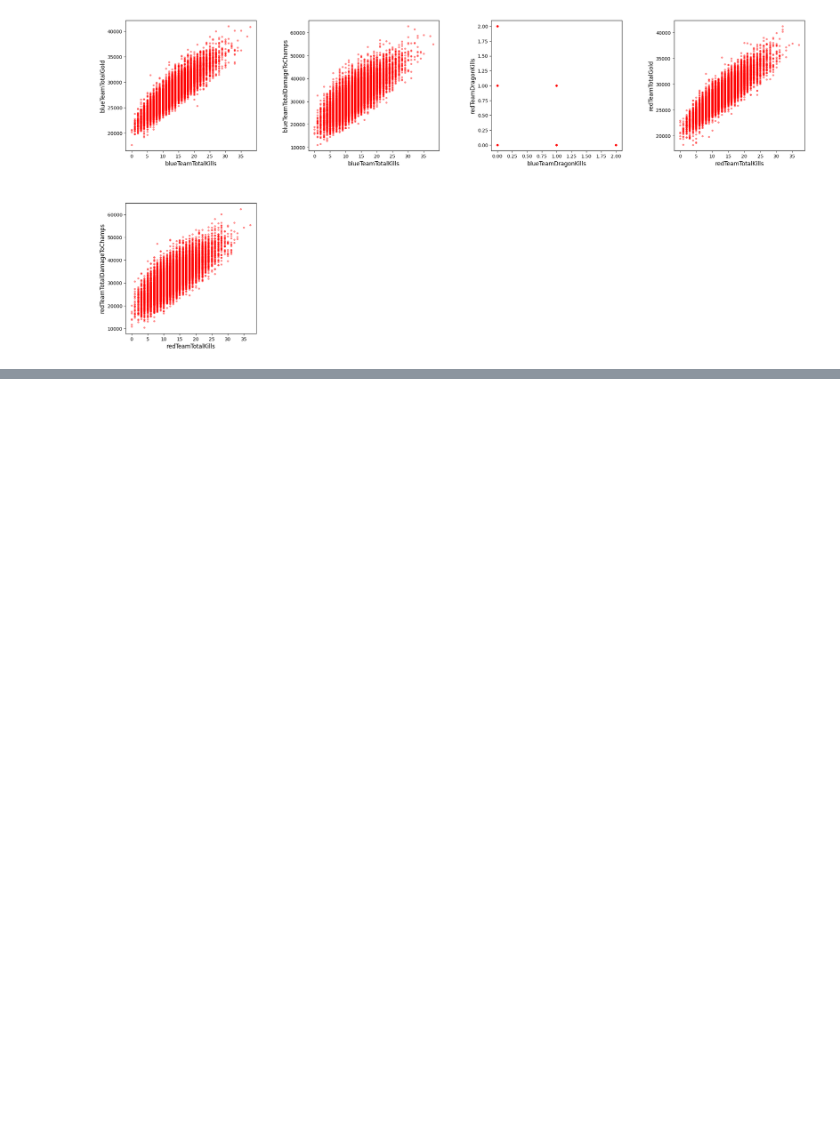
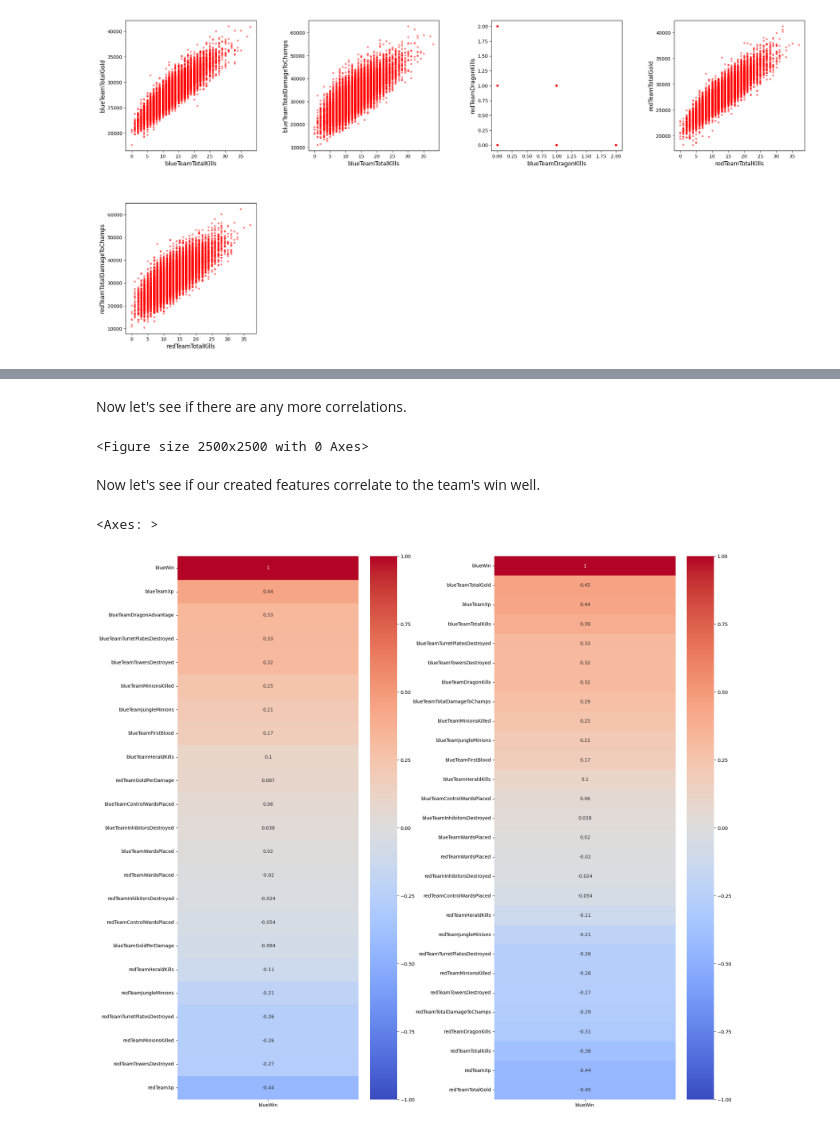
Before and after one commit to gcsam11/IART_LOL, a Jupyter notebook: lol_soloQ.ipynb, the cells around one changed output, grey strips where cells are left out. Cells and saved outputs as stored; diff of their text form; code cells hidden in the pictures; blank space fills up the shorter version.

```diff
--- a/lol_soloQ.ipynb
+++ b/lol_soloQ.ipynb
@@ -401,0 +456,9 @@ for i, cols in enumerate(plot_cols):
+# %%
+df_final = df_copy.copy()
+
+df_final['blueTeamGoldPerDamage'] = df_final['blueTeamGoldPerKill']/df_final['blueTeamDamagePerKill']
+df_final['redTeamGoldPerDamage'] = df_final['redTeamGoldPerKill']/df_final['redTeamDamagePerKill']
+
+df_final = df_final.drop(columns=['blueTeamGoldPerKill','redTeamGoldPerKill','blueTeamDamagePerKill','redTeamDamagePerKill'])
+
+df_final.head()
@@ -401,0 +473,46 @@ for i, cols in enumerate(plot_cols):
+# %% [markdown]
+Now let's see if there are any more correlations.
+# %%
+cols = list(df_final.columns)
+
+plot_cols = []
+
+for i, col1 in enumerate(cols):
+    if col1 == 'blueWin':
+        continue
+    for col2 in cols[i::]:
+        if col1 == col2 or col2 == 'blueWin':
+            continue
+        if math.fabs(df_final[col1].corr(df_final[col2])) > 0.75:
+            plot_cols.append([col1,col2])
+
+# Plot the cols with high correlation
+
+plt.figure(figsize=(25,25))
+plt.subplots_adjust(left=0.1,bottom=0.1,right=0.9,top=0.9,wspace=0.4,hspace=0.4)
+
+for i, cols in enumerate(plot_cols):
+    plt.subplot(4,4,i+1)
+    plt.scatter(df_final[cols[0]],df_final[cols[1]],s=10,c='red',alpha=0.4)
+    plt.xlabel(f"{cols[0]}",fontsize=12)
+    plt.ylabel(f"{cols[1]}",fontsize=12)
+# %% [output]
+<Figure size 2500x2500 with 0 Axes>
+# %% [markdown]
+Now let's see if our created features correlate to the team's win well.
+# %%
+plt.figure(figsize=(20,20))
+plt.subplots_adjust(left=0.1,bottom=0.1,right=0.9,top=0.9,wspace=0.4,hspace=0.4)
+
+plt.subplot(1,2,1)
+
+corr = df_final.corr()[['blueWin']].sort_values(by='blueWin', ascending=False)
+sb.heatmap(corr, annot=True, cmap='coolwarm', vmin=-1, vmax=1)
+
+plt.subplot(1,2,2)
+
+corr = df.corr()[['blueWin']].sort_values(by='blueWin', ascending=False)
+sb.heatmap(corr, annot=True, cmap='coolwarm', vmin=-1, vmax=1)
+# %% [output]
+<Axes: >
+[figure, added]
```
Also changed, not shown: parts of 14 cells of this notebook.
